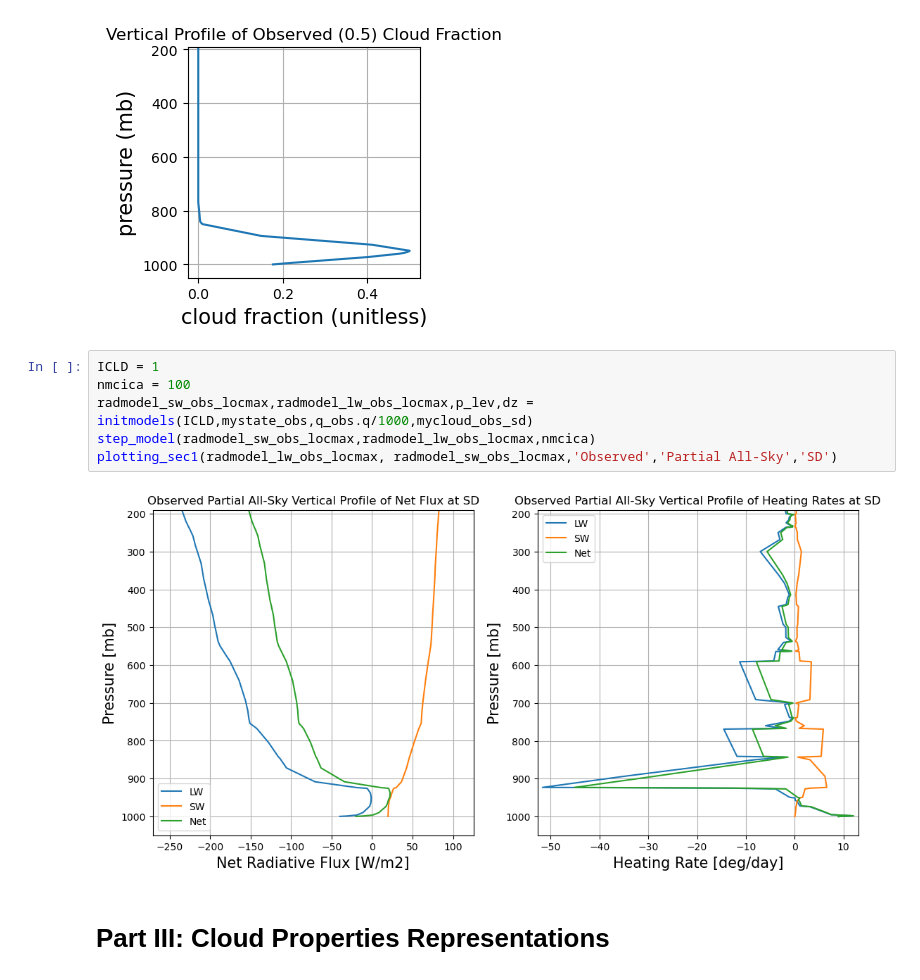
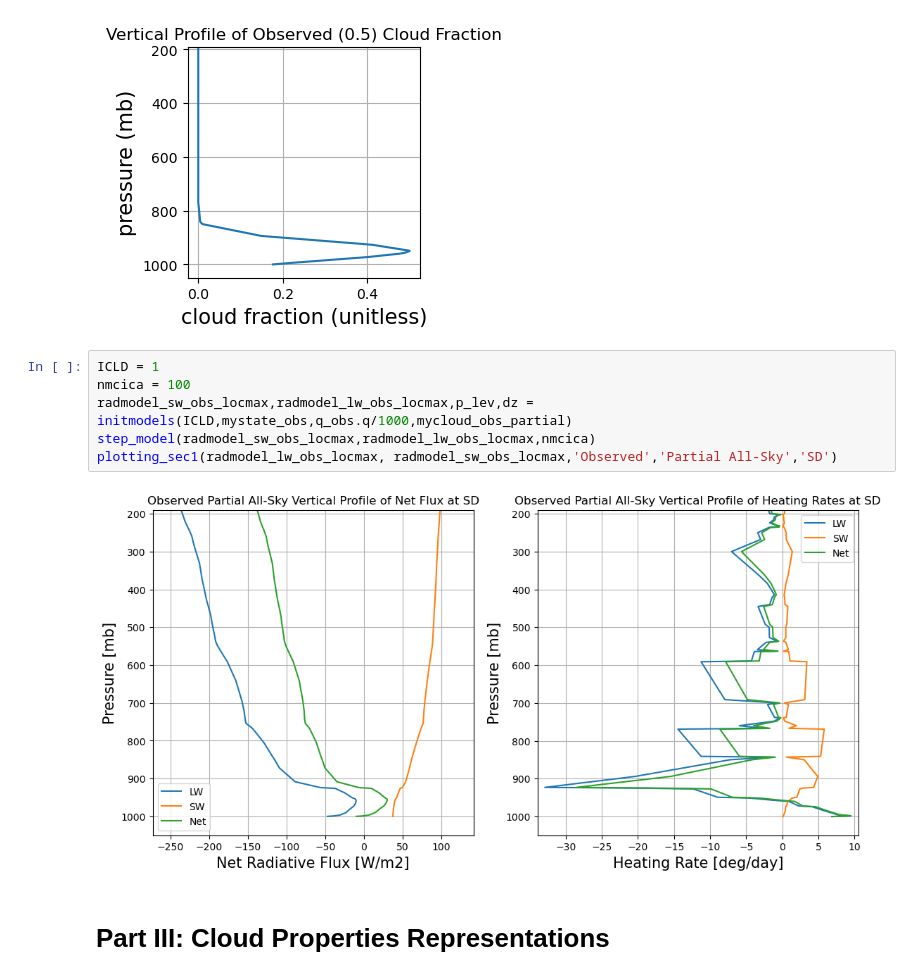
Before and after one commit to PappuP/RRTMG_ATMS511, a Jupyter notebook: RRTMG_InClass_Full.ipynb, the cells around one changed output. Saved outputs shown, nothing was run; the diff lists cells and outputs as text.

```diff
--- a/RRTMG_InClass_Full.ipynb
+++ b/RRTMG_InClass_Full.ipynb
@@ -209,11 +209,11 @@ cf_plot(cldfrac_obs_partial,lev,'Observed ('+str(cldfrac)+')')
 # %%
 ICLD = 1
 nmcica = 100
-radmodel_sw_obs_locmax,radmodel_lw_obs_locmax,p_lev,dz = initmodels(ICLD,mystate_obs,q_obs.q/1000,mycloud_obs_sd)
+radmodel_sw_obs_locmax,radmodel_lw_obs_locmax,p_lev,dz = initmodels(ICLD,mystate_obs,q_obs.q/1000,mycloud_obs_partial)
 step_model(radmodel_sw_obs_locmax,radmodel_lw_obs_locmax,nmcica)
 plotting_sec1(radmodel_lw_obs_locmax, radmodel_sw_obs_locmax,'Observed','Partial All-Sky','SD')
 # %% [output]
-[figure, old version]
+[figure, new version]
 # %% [markdown]
 # Part III: Cloud Properties Representations
 # %% [markdown]
```
Also changed, not shown: parts of 1 cell of this notebook.
